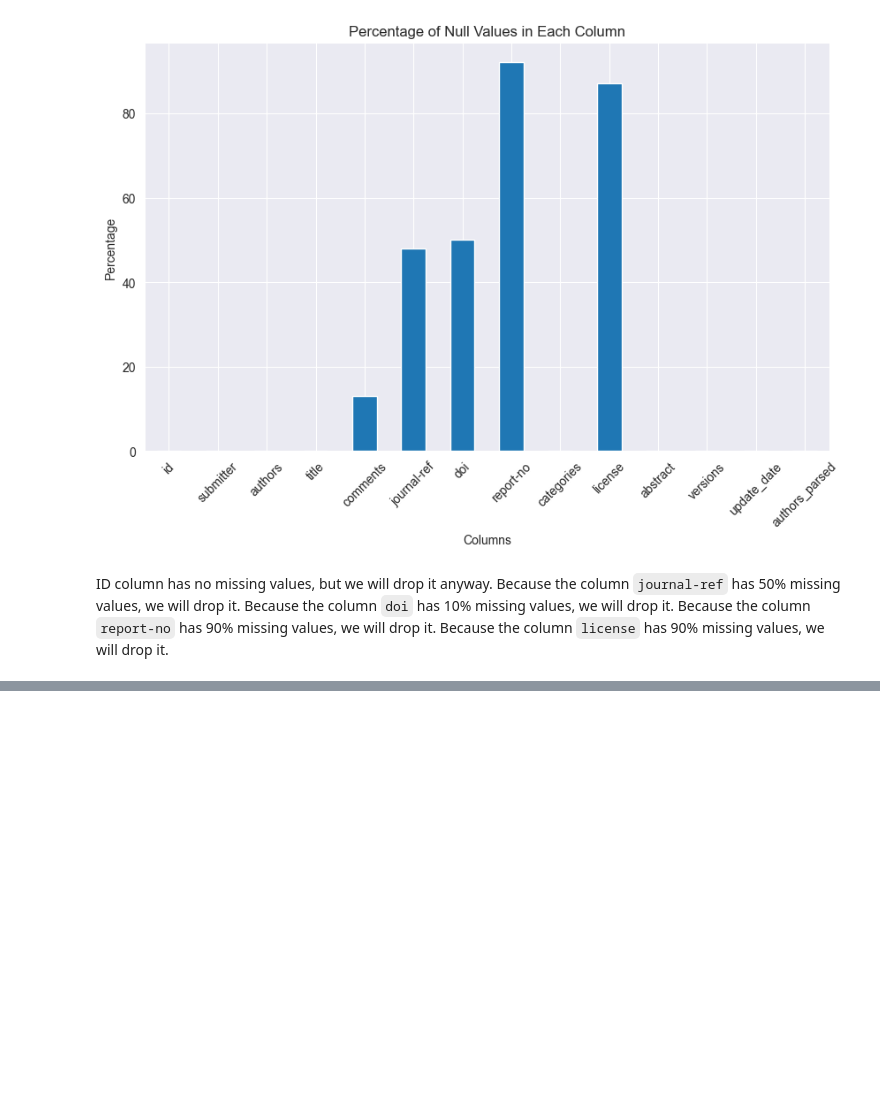
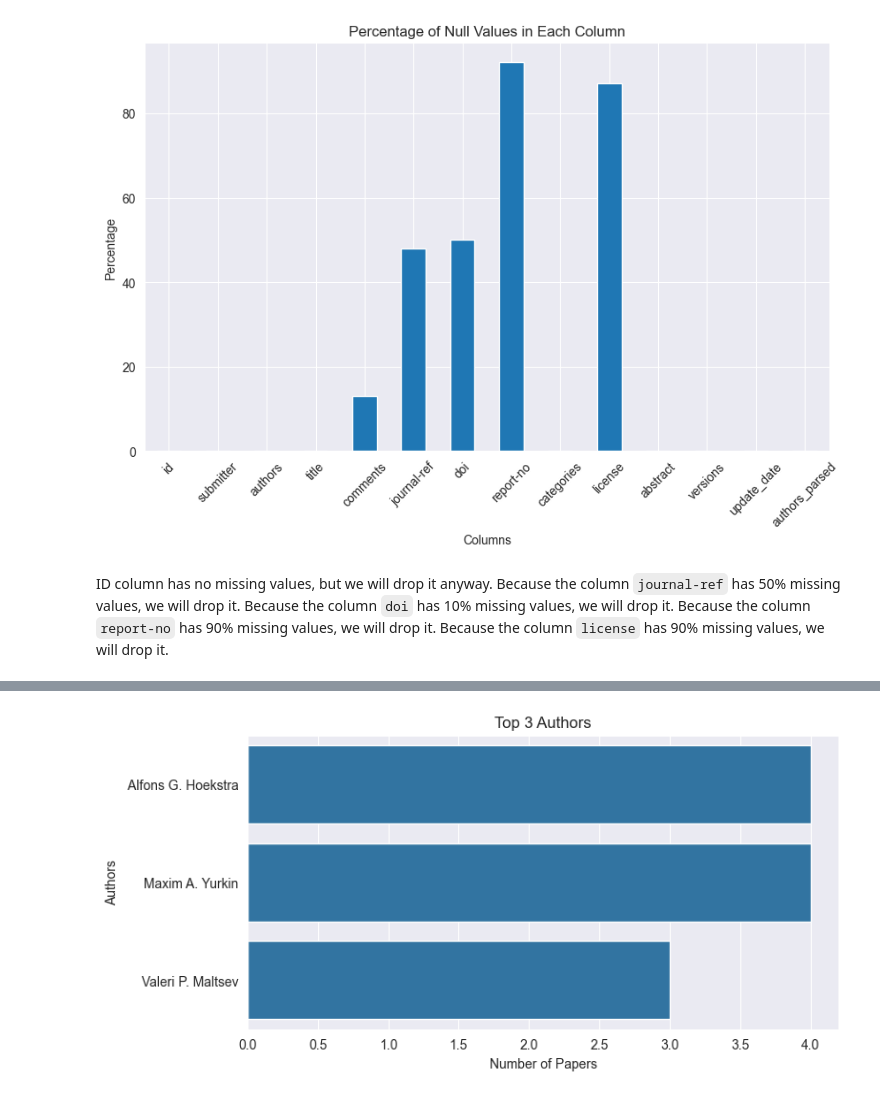
Before and after one commit to Phillus1999/data_science_2, a Jupyter notebook: projects/uebung_5/eda_daniel.ipynb, the cells around one changed output, grey strips where cells are left out. Saved outputs shown, nothing was run; the diff lists cells and outputs as text; code cells hidden in the pictures; blank space fills up the shorter version.

```diff
--- a/projects/uebung_5/eda_daniel.ipynb
+++ b/projects/uebung_5/eda_daniel.ipynb
@@ -129,0 +156,20 @@ plt.show()
+# %%
+# Split multiple authors into separate rows
+df_authors_split = df.assign(authors=df['authors'].str.split(',')).explode('authors')
+df_only_authors = pd.DataFrame({'authors': df_authors_split['authors']})
+
+# Count occurrences of each author
+author_counts = df_only_authors['authors'].value_counts()
+
+# Create a new DataFrame with counts and reset the index
+df_counts = pd.DataFrame({'authors': author_counts.index, 'paper_count': author_counts.values})
+# %%
+# Plot the top 3 authors
+plt.figure(figsize=(8, 4))
+sns.barplot(x='paper_count', y='authors', data=df_counts.head(3))
+plt.title('Top 3 Authors')
+plt.xlabel('Number of Papers')
+plt.ylabel('Authors')
+plt.show()
+# %% [output]
+[figure, added]
```
Also changed, not shown: parts of 5 cells of this notebook.
